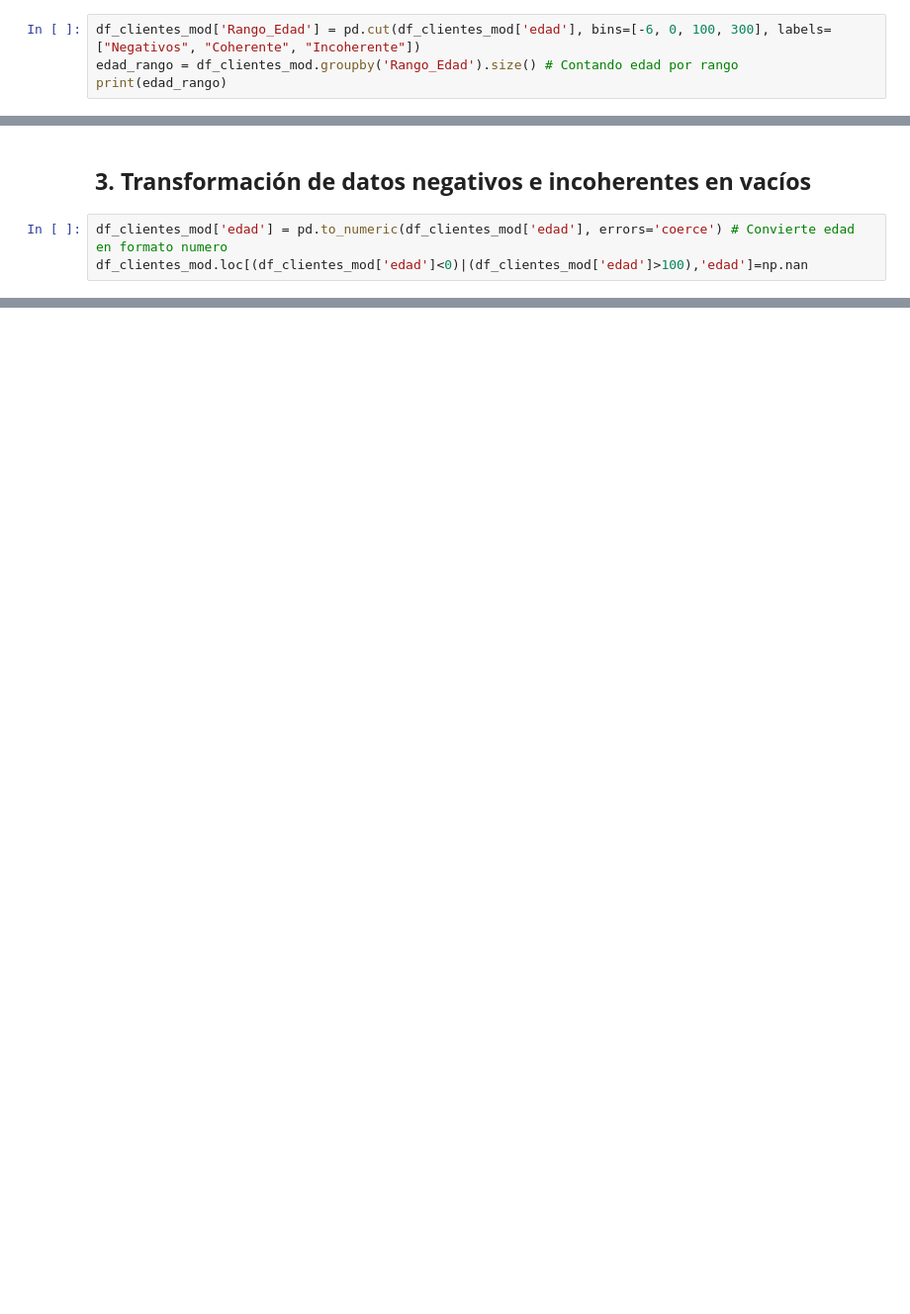
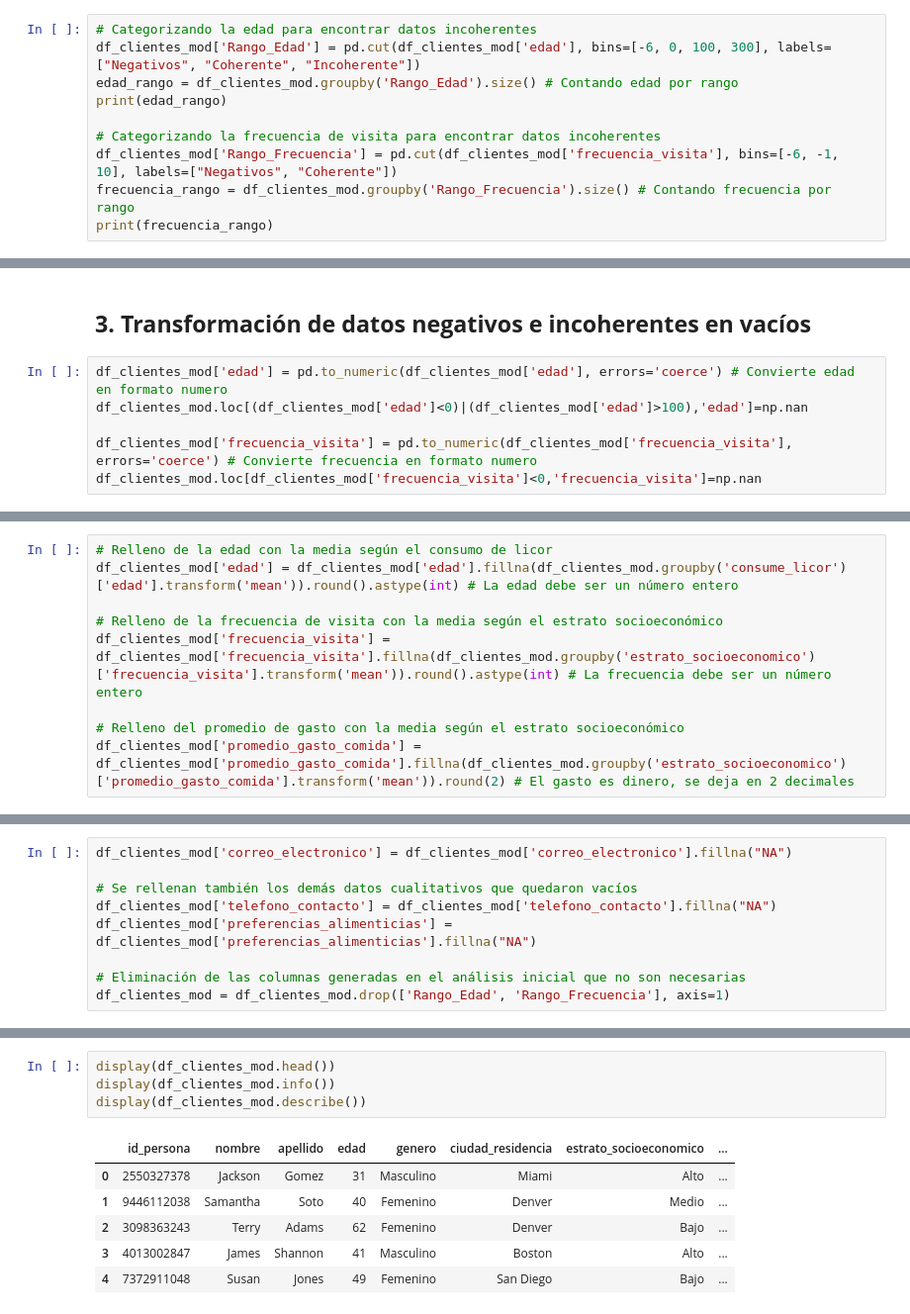
Before and after one commit to KevinDev-exe/Probabilidad-y-estadistica, a Jupyter notebook: Notebook-Probabilidad/Notebook.ipynb, the cells around one changed output, grey strips where cells are left out. Shown at 99% size. Cells and saved outputs as stored; diff of their text form; blank space fills up the shorter version.

```diff
--- a/Notebook-Probabilidad/Notebook.ipynb
+++ b/Notebook-Probabilidad/Notebook.ipynb
@@ -91,9 +91,15 @@ memory usage: 3.9 MB
 # %% [markdown]
 ## **2. Categorizando para encontrar datos incoherentes**
 # %%
+# Categorizando la edad para encontrar datos incoherentes
 df_clientes_mod['Rango_Edad'] = pd.cut(df_clientes_mod['edad'], bins=[-6, 0, 100, 300], labels=["Negativos", "Coherente", "Incoherente"])
 edad_rango = df_clientes_mod.groupby('Rango_Edad').size() # Contando edad por rango
 print(edad_rango)
+
+# Categorizando la frecuencia de visita para encontrar datos incoherentes
+df_clientes_mod['Rango_Frecuencia'] = pd.cut(df_clientes_mod['frecuencia_visita'], bins=[-6, -1, 10], labels=["Negativos", "Coherente"])
+frecuencia_rango = df_clientes_mod.groupby('Rango_Frecuencia').size() # Contando frecuencia por rango
+print(frecuencia_rango)
 # %% [output]
 Rango_Edad
 Negativos         97
@@ -105,3 +115,6 @@ dtype: int64
 # %%
 df_clientes_mod['edad'] = pd.to_numeric(df_clientes_mod['edad'], errors='coerce') # Convierte edad en formato numero
 df_clientes_mod.loc[(df_clientes_mod['edad']<0)|(df_clientes_mod['edad']>100),'edad']=np.nan
+
+df_clientes_mod['frecuencia_visita'] = pd.to_numeric(df_clientes_mod['frecuencia_visita'], errors='coerce') # Convierte frecuencia en formato numero
+df_clientes_mod.loc[df_clientes_mod['frecuencia_visita']<0,'frecuencia_visita']=np.nan
@@ -107,0 +156,9 @@ df_clientes_mod.loc[(df_clientes_mod['edad']<0)|(df_clientes_mod['edad']>100),'e
+# %%
+# Relleno de la edad con la media según el consumo de licor
+df_clientes_mod['edad'] = df_clientes_mod['edad'].fillna(df_clientes_mod.groupby('consume_licor')['edad'].transform('mean')).round().astype(int) # La edad debe ser un número entero
+
+# Relleno de la frecuencia de visita con la media según el estrato socioeconómico
+df_clientes_mod['frecuencia_visita'] = df_clientes_mod['frecuencia_visita'].fillna(df_clientes_mod.groupby('estrato_socioeconomico')['frecuencia_visita'].transform('mean')).round().astype(int) # La frecuencia debe ser un número entero
+
+# Relleno del promedio de gasto con la media según el estrato socioeconómico
+df_clientes_mod['promedio_gasto_comida'] = df_clientes_mod['promedio_gasto_comida'].fillna(df_clientes_mod.groupby('estrato_socioeconomico')['promedio_gasto_comida'].transform('mean')).round(2) # El gasto es dinero, se deja en 2 decimales
@@ -107,0 +200,9 @@ df_clientes_mod.loc[(df_clientes_mod['edad']<0)|(df_clientes_mod['edad']>100),'e
+# %%
+df_clientes_mod['correo_electronico'] = df_clientes_mod['correo_electronico'].fillna("NA")
+
+# Se rellenan también los demás datos cualitativos que quedaron vacíos
+df_clientes_mod['telefono_contacto'] = df_clientes_mod['telefono_contacto'].fillna("NA")
+df_clientes_mod['preferencias_alimenticias'] = df_clientes_mod['preferencias_alimenticias'].fillna("NA")
+
+# Eliminación de las columnas generadas en el análisis inicial que no son necesarias
+df_clientes_mod = df_clientes_mod.drop(['Rango_Edad', 'Rango_Frecuencia'], axis=1)
@@ -107,0 +211,11 @@ df_clientes_mod.loc[(df_clientes_mod['edad']<0)|(df_clientes_mod['edad']>100),'e
+# %%
+display(df_clientes_mod.head())
+display(df_clientes_mod.info())
+display(df_clientes_mod.describe())
+# %% [output]
+|  | id_persona | nombre | apellido | edad | genero | ciudad_residencia | estrato_socioeconomico | ... |
+| 0 | 2550327378 | Jackson | Gomez | 31 | Masculino | Miami | Alto | ... |
+| 1 | 9446112038 | Samantha | Soto | 40 | Femenino | Denver | Medio | ... |
+| 2 | 3098363243 | Terry | Adams | 62 | Femenino | Denver | Bajo | ... |
+| 3 | 4013002847 | James | Shannon | 41 | Masculino | Boston | Alto | ... |
+| 4 | 7372911048 | Susan | Jones | 49 | Femenino | San Diego | Bajo | ... |
```
Also changed, not shown: parts of 15 cells of this notebook, 2 other files.
